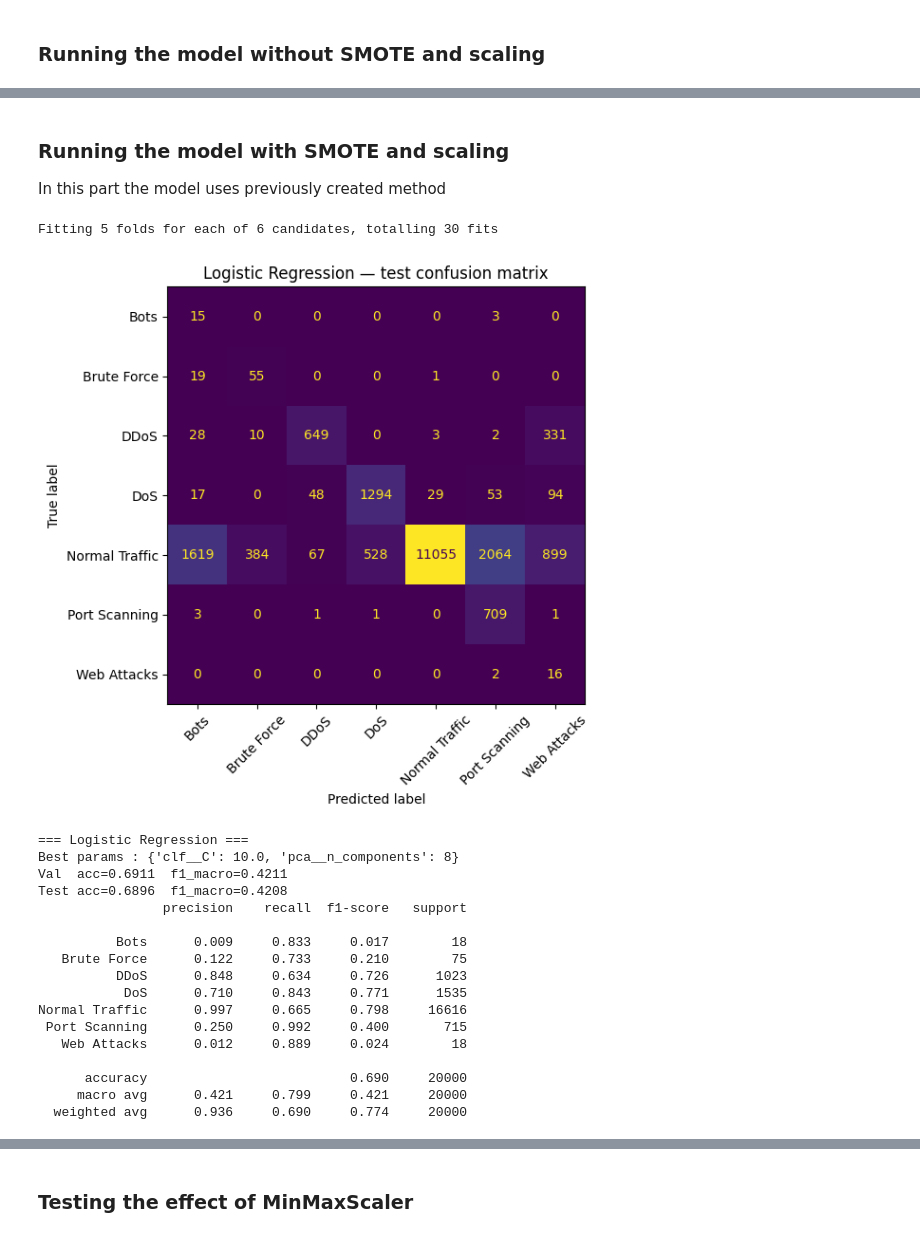
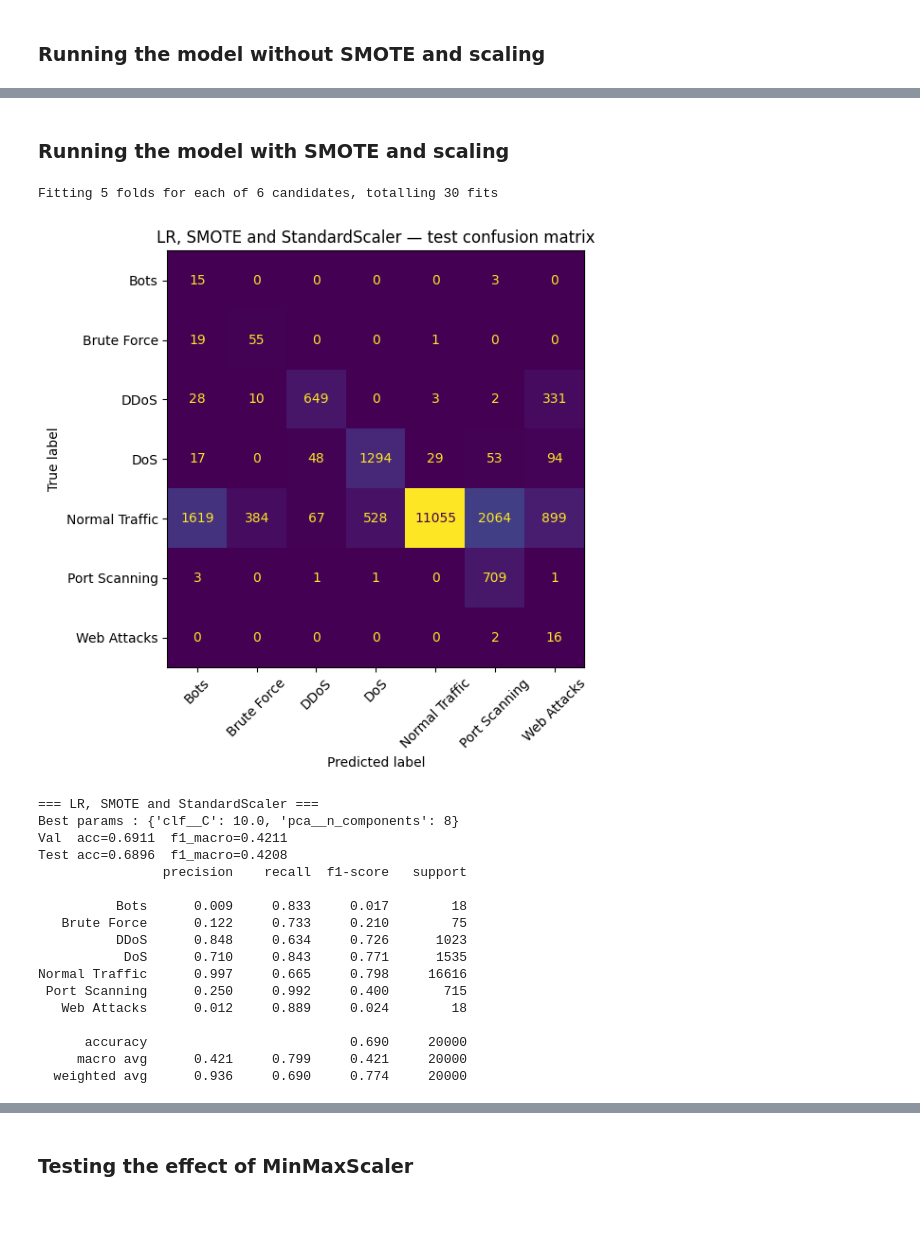
Before and after one commit to LottaSofiaK/AppliedMachineLearningGroup22, a Jupyter notebook: Jenna_LR.ipynb, the cells around one changed output, grey strips where cells are left out. Saved outputs shown, nothing was run; the diff lists cells and outputs as text; code cells hidden in the pictures.

```diff
--- a/Jenna_LR.ipynb
+++ b/Jenna_LR.ipynb
@@ -221,0 +176,7 @@ Please also refer to the documentation for alternative solver options:
+# %%
+baseline_model = all_results.append(run_experiment(
+    LogisticRegression(max_iter=3000),
+    {'scaler': ['passthrough']}, # overwriting scaler
+    "LR (No SMOTE, no Scaler, no PCA)",
+    use_smote=False,
+    use_pca=False))
@@ -221,0 +213,7 @@ Please also refer to the documentation for alternative solver options:
+# %%
+model_no_scaler = all_results.append(run_experiment(
+    LogisticRegression(max_iter=3000),
+    {'scaler': ['passthrough']}, # overwriting scaler
+    "LR (with SMOTE and PCA, no Scaler)",
+    use_smote=True,
+    use_pca=True))
@@ -267,20 +254,21 @@ This model without scaling and SMOTE predicts Bots, Port Scanning, Web Attacks a
 # %% [markdown]
 ### Running the model with SMOTE and scaling
-
-In this part the model uses previously created method
 # %%
 # Parameters
 lr_params = {
     'clf__C': [0.1, 1.0, 10.0],
     'pca__n_components': [5, 8]
 }
 
 # Running test (using the function created above)
-model = run_experiment(LogisticRegression(max_iter=2000, solver='lbfgs'), lr_params, "Logistic Regression")
+# SMOTE and StandardScaler + PCA
+model = all_results.append(run_experiment(
+    LogisticRegression(max_iter=2000, solver='lbfgs'),
+    lr_params, "LR, SMOTE and StandardScaler"))
 # %% [output]
 Fitting 5 folds for each of 6 candidates, totalling 30 fits
-[figure, old version]
+[figure, new version]
-=== Logistic Regression ===
+=== LR, SMOTE and StandardScaler ===
 Best params : {'clf__C': 10.0, 'pca__n_components': 8}
 Val  acc=0.6911  f1_macro=0.4211
 Test acc=0.6896  f1_macro=0.4208
```
Also changed, not shown: parts of 17 cells of this notebook.
